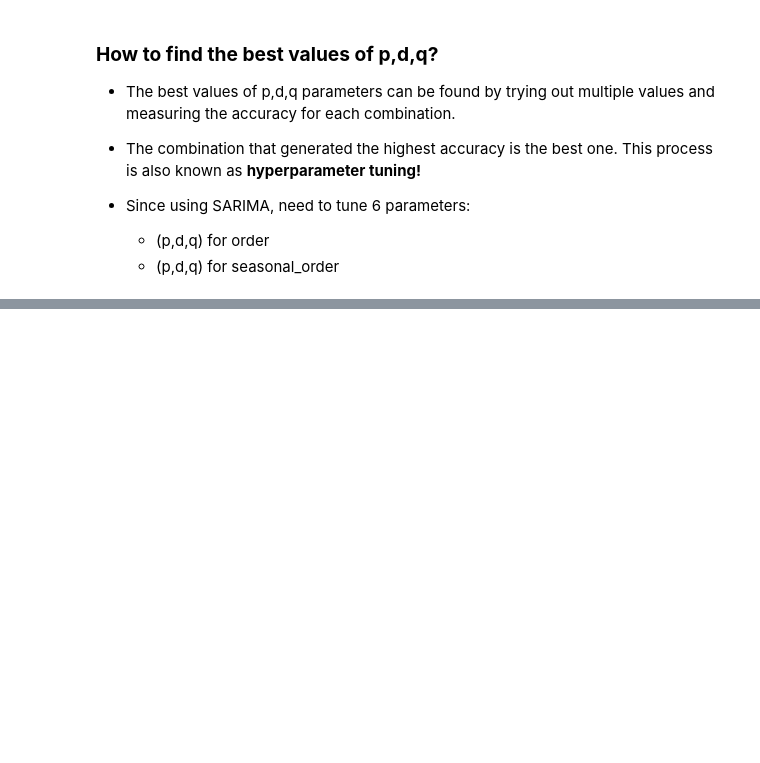
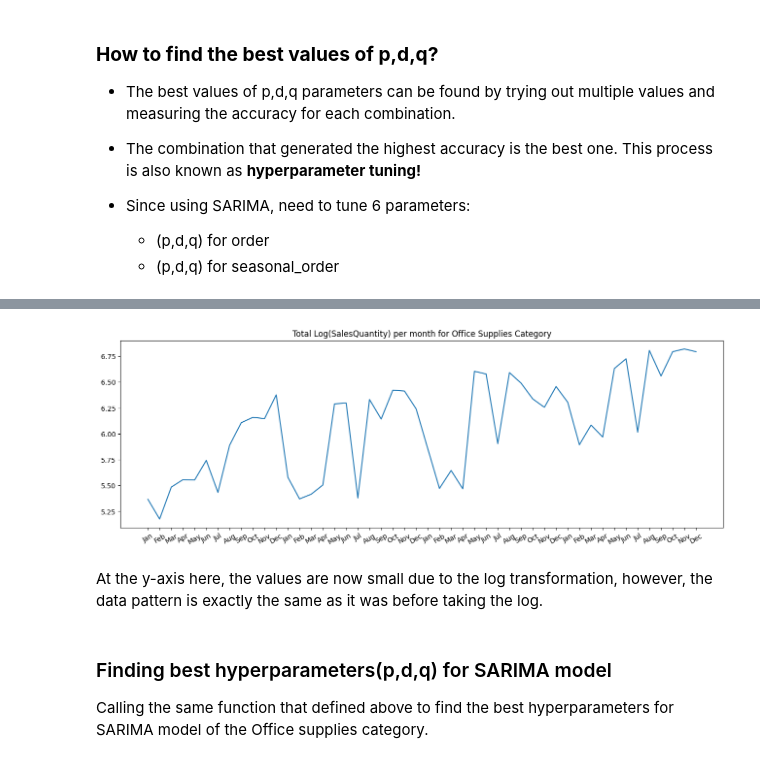
Before and after one commit to anish3565/Case_Studies, a Jupyter notebook: Time Series/SuperStore_Sales_Analysis.ipynb, the cells around one changed output, grey strips where cells are left out. Drawn from its saved outputs; the diff is of its cells as text; code cells hidden in the pictures; blank space fills up the shorter version.

```diff
--- a/Time Series/SuperStore_Sales_Analysis.ipynb
+++ b/Time Series/SuperStore_Sales_Analysis.ipynb
@@ -307,0 +527,15 @@ For equation of SARIMA(order=(2,1,3), seasonal_order=(2,0,3)) will look like,
+# %%
+## Taking Log of the SalesQuantity
+SalesQuantityLOG=np.log(SalesQuantity)
+
+# Plotting the sales quantity after LOG transformation
+SalesQuantityLOG.plot(kind='line', figsize=(16,5), title='Total Log(SalesQuantity) per month for Office Supplies Category')
+# Setting the x-axis labels
+plotLabels=plt.xticks(np.arange(0,48,1),MonthNames, rotation=30)
+# %% [output]
+[figure, added]
+# %% [markdown]
+At the y-axis here, the values are now small due to the log transformation, however, the data pattern is exactly the same as it was before taking the log.
+# %% [markdown]
+### Finding best hyperparameters(p,d,q) for SARIMA model
+Calling the same function that defined above to find the best hyperparameters for SARIMA model of the Office supplies category.
```
Also changed, not shown: parts of 25 cells of this notebook.
